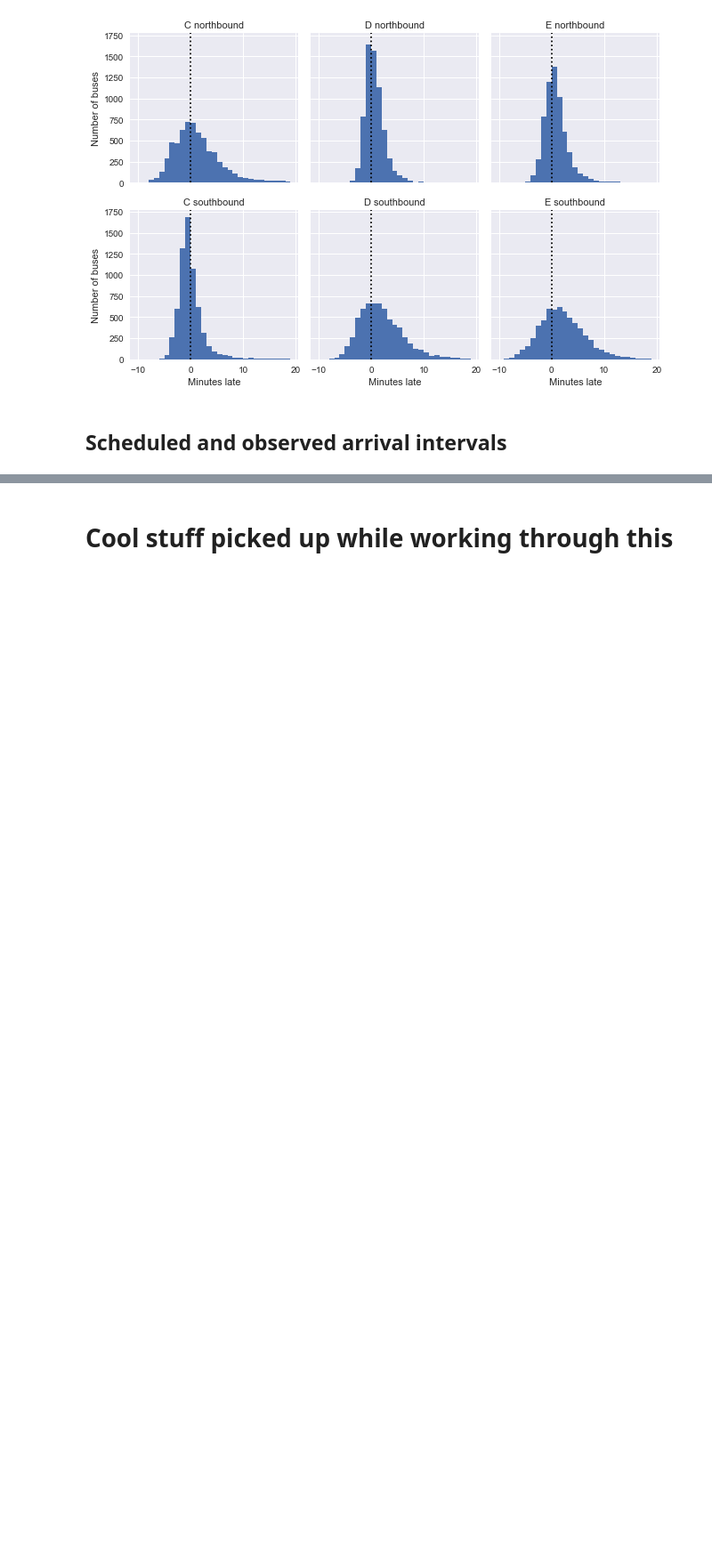
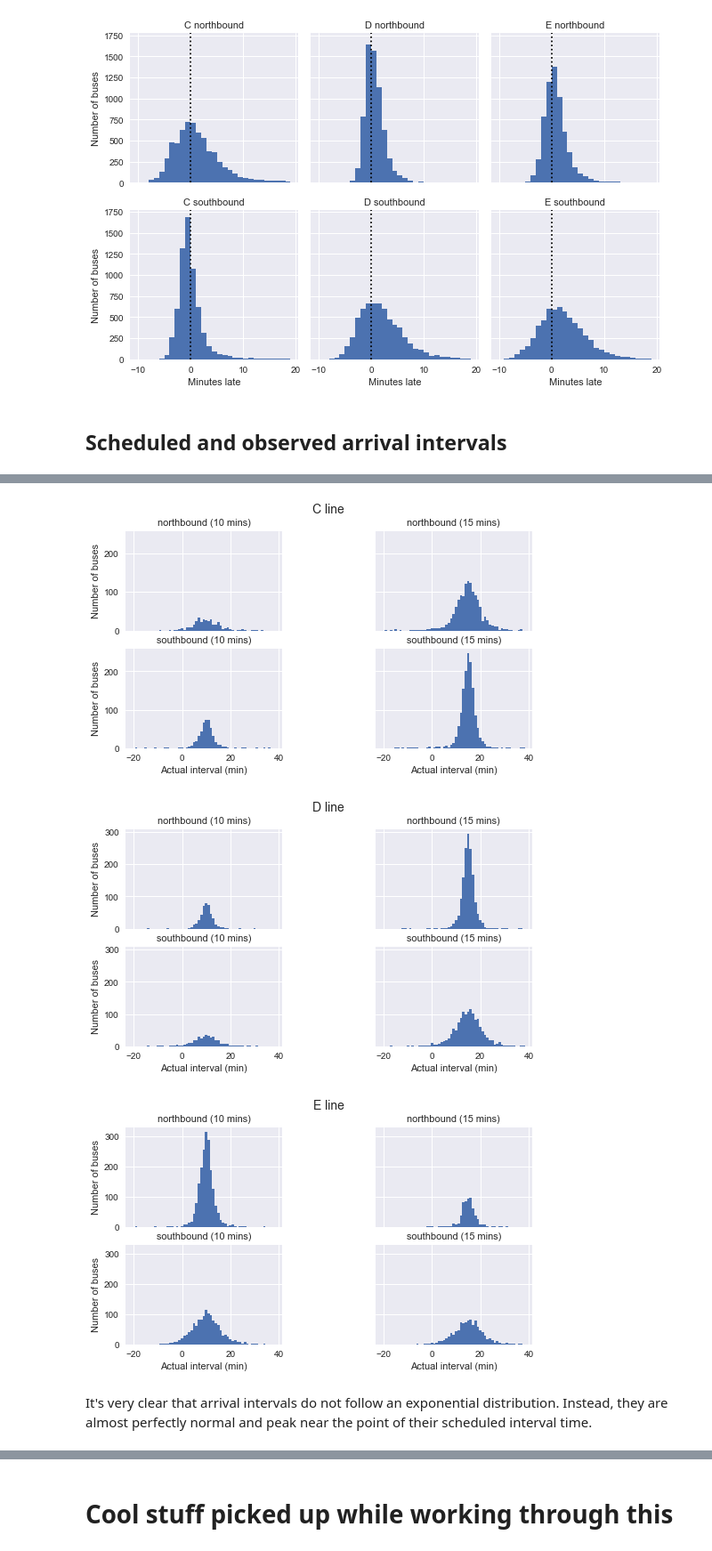
Before and after one commit to fabiangunzinger/bus_paradox, a Jupyter notebook: waiting_time_paradox.ipynb, the cells around one changed output, grey strips where cells are left out. Shown: that part at 89% size. Drawn from its saved outputs; the diff is of its cells as text; code cells hidden in the pictures; blank space fills up the shorter version.

```diff
--- a/waiting_time_paradox.ipynb
+++ b/waiting_time_paradox.ipynb
@@ -224,0 +243,15 @@ df['scheduled_interval'] = grouped['scheduled'].transform(compute_headway)
+# %%
+def stacked_sequence(data):
+    # Sort by scheduled arrival time
+    data = data.sort_values('scheduled')
+
+    # Restack data and compute needed variables
+    data['scheduled'] = data['scheduled_interval'].cumsum()
+    data['actual'] = data['scheduled'] + data['minutes_late']
+    data['actual_interval'] = data['actual'].diff()
+    return data
+
+subset = df[df['scheduled_interval'].isin(['10', '15'])]
+grouped = subset.groupby(['route', 'direction', 'scheduled_interval'])
+sequenced = grouped.apply(stacked_sequence).reset_index(drop=True)
+sequenced.head()
@@ -224,0 +265,15 @@ df['scheduled_interval'] = grouped['scheduled'].transform(compute_headway)
+# %%
+for route in ['C', 'D', 'E']:
+    data = sequenced.query(f"route == '{route}'")
+    g = sns.FacetGrid(data, row='direction', col='scheduled_interval')
+    g.map(plt.hist, 'actual_interval', bins=np.arange(-20, 40)-0.5)
+    g.set_titles('{row_name} ({col_name:.0f} mins)')
+    g.set_axis_labels('Actual interval (min)', 'Number of buses')
+    g.fig.set_size_inches(8, 4)
+    g.fig.suptitle(f'{route} line', y=1.05, fontsize=14)
+# %% [output]
+[figure, added]
+[figure, added]
+[figure, added]
+# %% [markdown]
+It's very clear that arrival intervals do not follow an exponential distribution. Instead, they are almost perfectly normal and peak near the point of their scheduled interval time.
```
Also changed, not shown: parts of 19 cells of this notebook.
